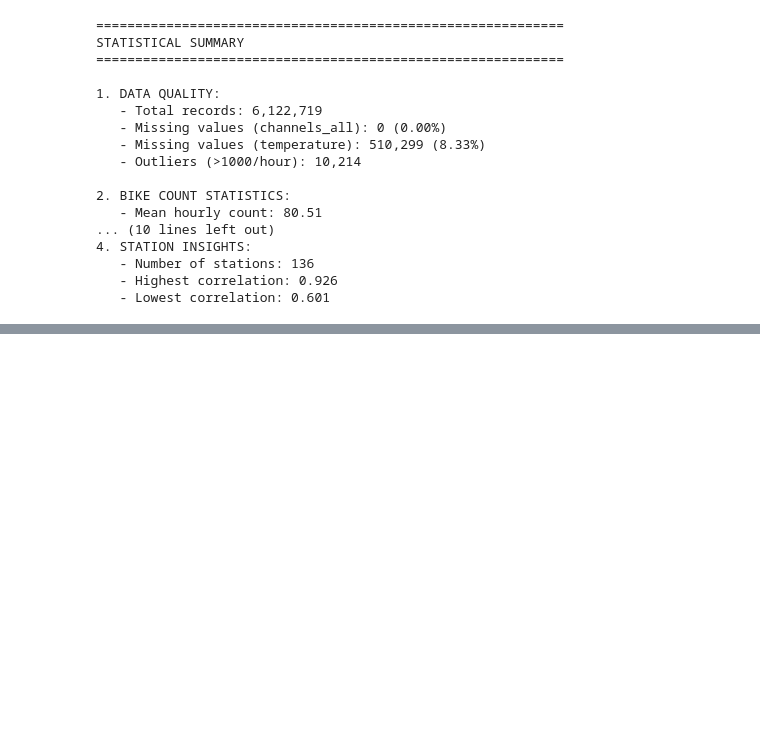
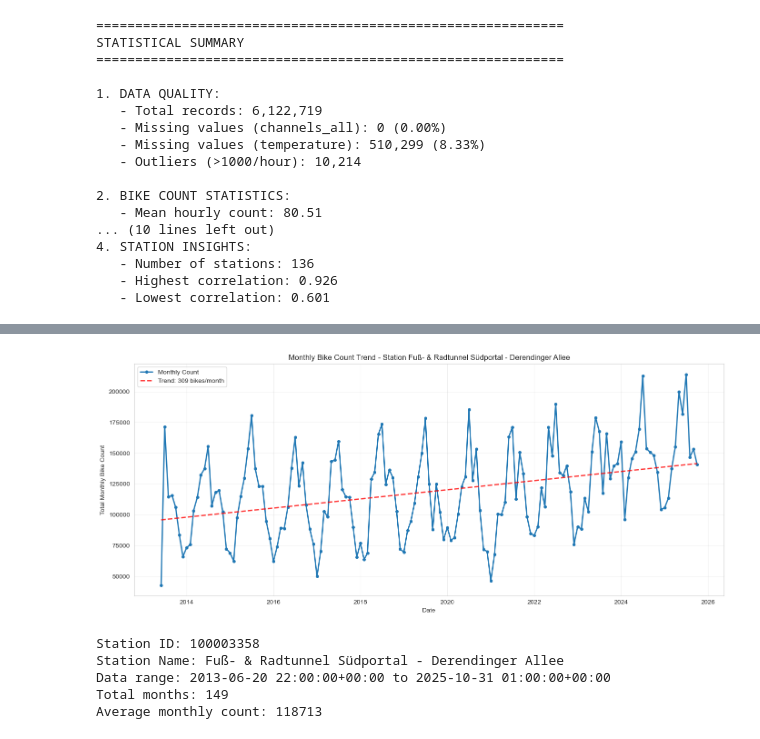
Before and after one commit to cleesee/fahrradzaehler, a Jupyter notebook: download.ipynb, the cells around one changed output, grey strips where cells are left out. Saved outputs shown, nothing was run; the diff lists cells and outputs as text; code cells hidden in the pictures; blank space fills up the shorter version.

Commit message:
added plots e.g. for correlation

```diff
--- a/download.ipynb
+++ b/download.ipynb
@@ -547,0 +556,51 @@ STATISTICAL SUMMARY
+# %%
+################################################
+# Monthly Trend for Station 100003358          #
+################################################
+
+# Filter data for the specific station
+station_data = df_loaded[df_loaded['counter_site_id'] == 100003358].copy()
+
+if len(station_data) > 0:
+    # Get station name
+    station_name = station_data['counter_site'].iloc[0]
+
+    # Create year_month column if not exists
+    station_data['year_month'] = station_data['iso_timestamp'].dt.to_period('M')
+
+    # Calculate monthly totals
+    monthly_totals = station_data.groupby('year_month')['channels_all'].sum()
+    monthly_totals.index = monthly_totals.index.to_timestamp()
+
+    # Create plot
+    fig, ax = plt.subplots(figsize=(14, 6))
+    ax.plot(monthly_totals.index, monthly_totals.values, linewidth=2, marker='o', markersize=4, label='Monthly Count')
+    ax.set_xlabel('Date')
+    ax.set_ylabel('Total Monthly Bike Count')
+    ax.set_title(f'Monthly Bike Count Trend - Station {station_name}')
+    ax.grid(True, alpha=0.3)
+
+    # Add trend line
+    z = np.polyfit(range(len(monthly_totals)), monthly_totals.values, 1)
+    p = np.poly1d(z)
+    ax.plot(monthly_totals.index, p(range(len(monthly_totals))),
+            "r--", alpha=0.8, linewidth=2, label=f'Trend: {z[0]:.0f} bikes/month')
+    ax.legend()
+
+    plt.tight_layout()
+    plt.show()
+
+    print(f"Station ID: 100003358")
+    print(f"Station Name: {station_name}")
+    print(f"Data range: {station_data['iso_timestamp'].min()} to {station_data['iso_timestamp'].max()}")
+    print(f"Total months: {len(monthly_totals)}")
+    print(f"Average monthly count: {monthly_totals.mean():.0f}")
+else:
+    print("No data found for station with counter_site_id 100003358")
+# %% [output]
+[figure, added]
+Station ID: 100003358
+Station Name: Fuß- & Radtunnel Südportal - Derendinger Allee
+Data range: 2013-06-20 22:00:00+00:00 to 2025-10-31 01:00:00+00:00
+Total months: 149
+Average monthly count: 118713
```
Also changed, not shown: parts of 17 cells of this notebook.
